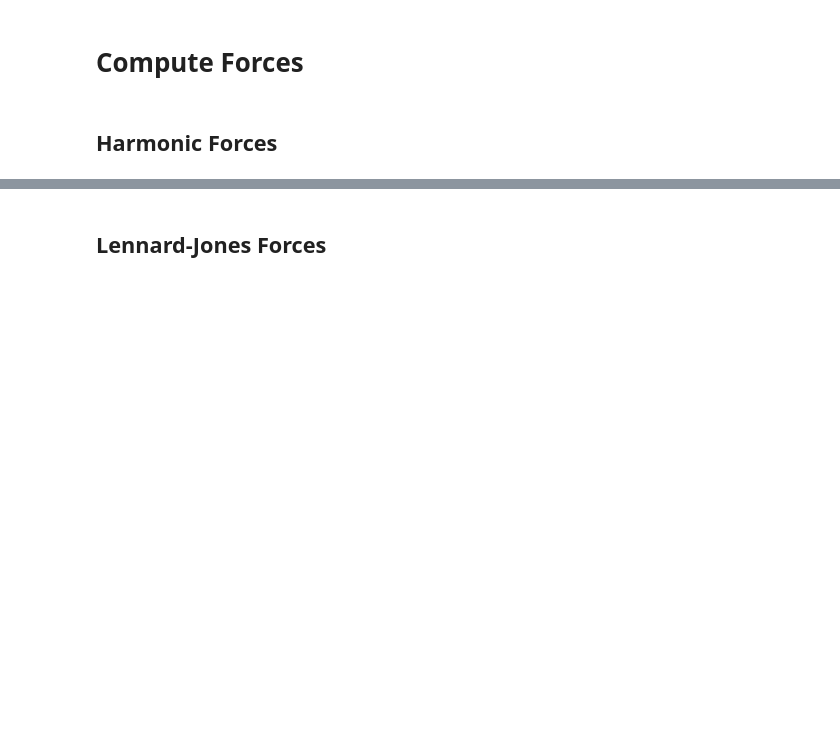
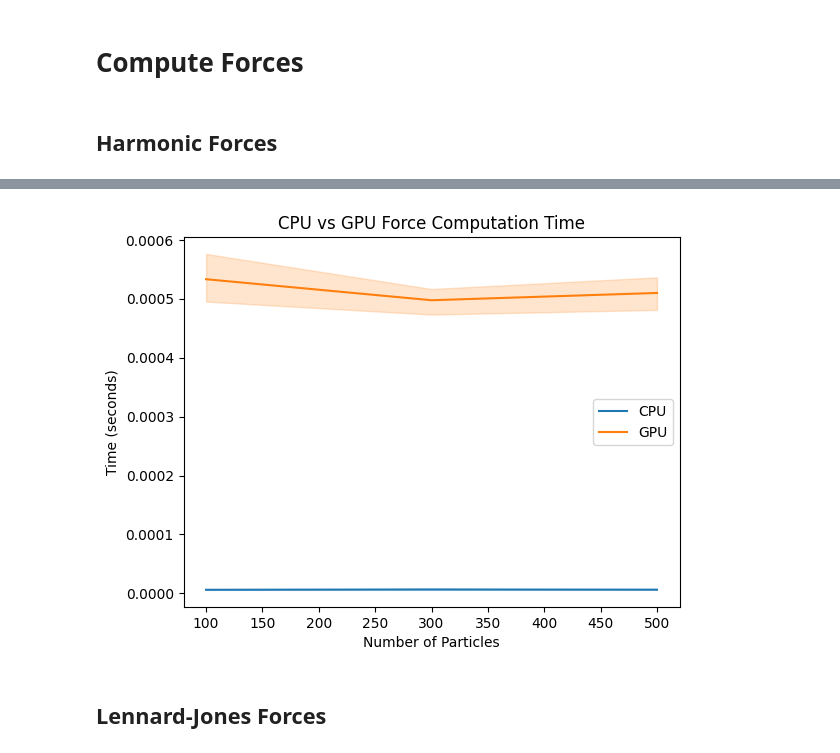
Before and after one commit to P-mandevillei/CUDA_Molecular_Dynamics, a Jupyter notebook: molecular_dynamics_gpu_re.ipynb, the cells around one changed output, grey strips where cells are left out. Drawn from its saved outputs; the diff is of its cells as text; code cells hidden in the pictures; blank space fills up the shorter version.

Commit message:
Update Harmonic force kernel version

```diff
--- a/molecular_dynamics_gpu_re.ipynb
+++ b/molecular_dynamics_gpu_re.ipynb
@@ -176,0 +260,65 @@ def compute_harmonic_forces(positions, k, r0, box_size):
+# %%
+import time
+import numpy as np
+import pandas as pd
+import cupy as cp
+import matplotlib.pyplot as plt
+import seaborn as sns
+from numba import cuda
+
+time_df = pd.DataFrame(columns=["n_particles", "cpu_time", "gpu_time"])
+
+n_warmups = 3
+n_trials = 10
+sizes = [100, 300, 500]
+TPB = 128
+
+for n_particles in sizes:
+    for i in range(n_warmups + n_trials):
+        rng = np.random.default_rng(i)
+
+        box_size = 20.0
+        r0 = 1.0
+        k = 100.0
+
+        positions = np.asarray(
+            initialize_chain_numba(n_particles, box_size, r0, rng),
+            dtype=np.float32
+        )
+
+        positions_gpu = cp.asarray(positions, dtype=cp.float32)
+        bond_forces_gpu = cp.zeros((n_particles - 1, 3), dtype=cp.float32)
+        forces_gpu = cp.zeros((n_particles, 3), dtype=cp.float32)
+
+        # CPU timing
+        start = time.perf_counter()
+        forces_cpu = compute_harmonic_forces(positions, k, r0, box_size)
+        cpu_time = time.perf_counter() - start
+
+        # GPU timing
+        blocks_bonds = (n_particles - 1 + TPB - 1) // TPB
+        blocks_particles = (n_particles + TPB - 1) // TPB
+
+        start = time.perf_counter()
+        compute_bond_forces_kernel[blocks_bonds, TPB](
+            positions_gpu, bond_forces_gpu, k, r0, box_size, n_particles
+        )
+        assemble_forces_kernel[blocks_particles, TPB](
+            bond_forces_gpu, forces_gpu, n_particles
+        )
+        cuda.synchronize()
+        gpu_time = time.perf_counter() - start
+
+        if i >= n_warmups:
+            time_df.loc[len(time_df)] = [n_particles, cpu_time, gpu_time]
+            forces_gpu_host = cp.asnumpy(forces_gpu)
+            print(np.max(np.abs(forces_cpu - forces_gpu_host.T)))
+
+sns.lineplot(data=time_df, x="n_particles", y="cpu_time", label="CPU")
+sns.lineplot(data=time_df, x="n_particles", y="gpu_time", label="GPU")
+plt.xlabel("Number of Particles")
+plt.ylabel("Time (seconds)")
+plt.title("CPU vs GPU Force Computation Time")
+plt.legend()
+plt.show()
+# %% [output]
@@ -177,3 +342,4 @@ def compute_harmonic_forces(positions, k, r0, box_size):
+[figure, added]
 # %% [markdown]
 ## Lennard-Jones Forces
 # %%
```
Also changed, not shown: parts of 2 cells of this notebook.
